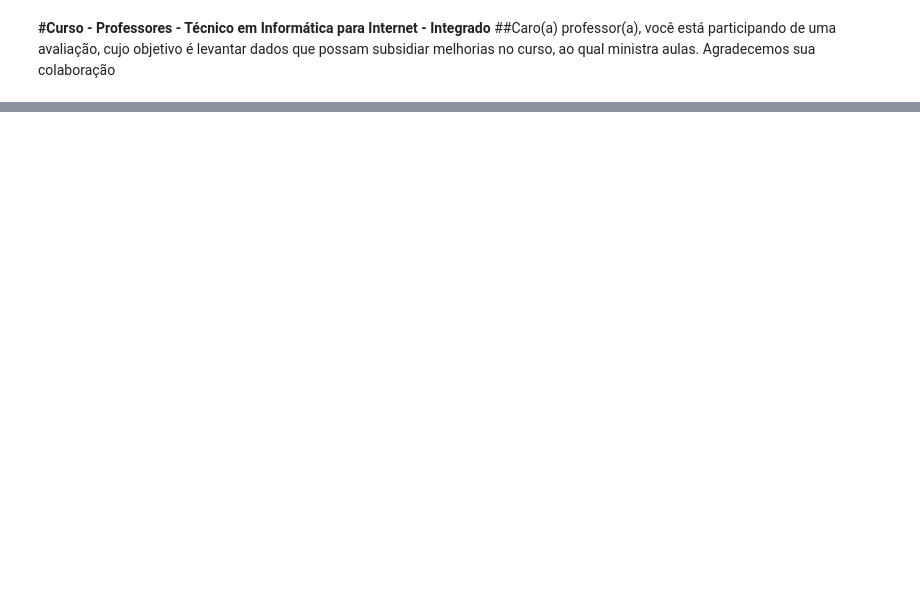
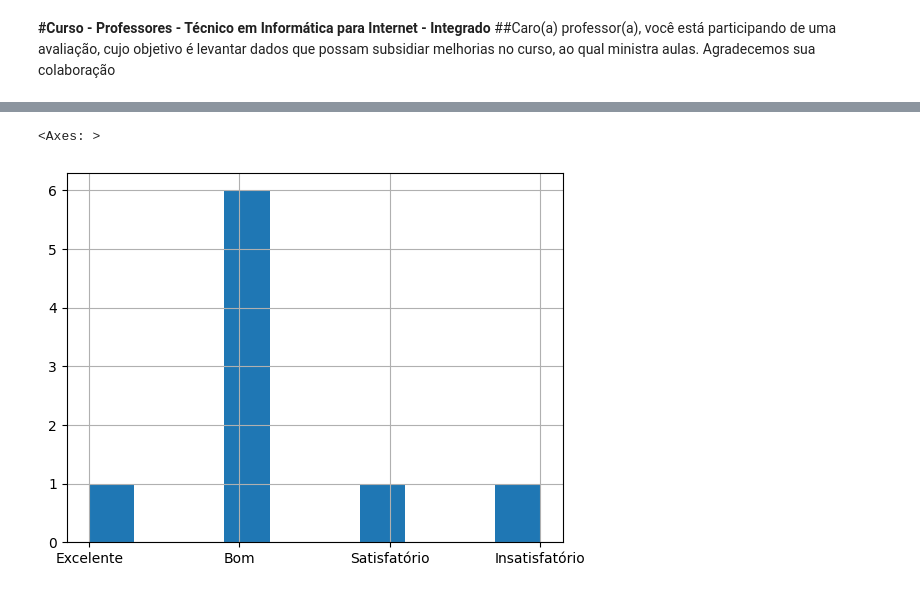
Before and after one commit to MyllenaGula/Python, a Jupyter notebook: untitled2.ipynb, the cells around one changed output, grey strips where cells are left out. Saved outputs shown, nothing was run; the diff lists cells and outputs as text; code cells hidden in the pictures; blank space fills up the shorter version.

```diff
--- a/untitled2.ipynb
+++ b/untitled2.ipynb
@@ -14,0 +43,5 @@ dados
+# %%
+dados['Aprendizagem dos alunos - a articulação entre teoria e prática.'].hist()
+# %% [output]
+<Axes: >
+[figure, added]
```
Also changed, not shown: parts of 11 cells of this notebook.
